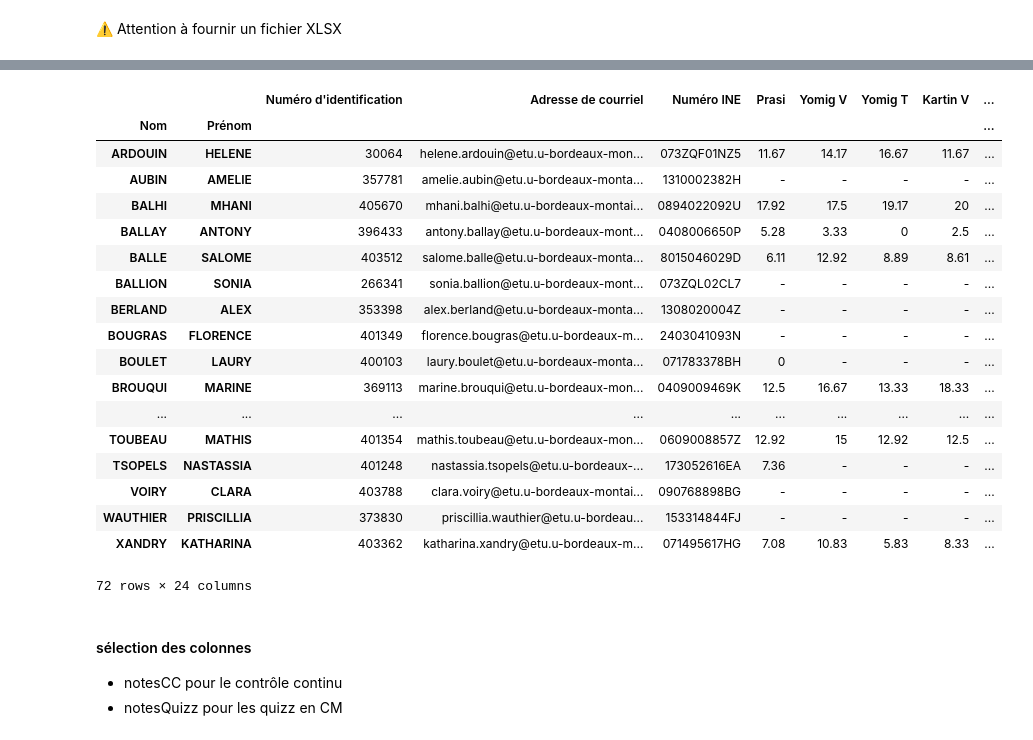
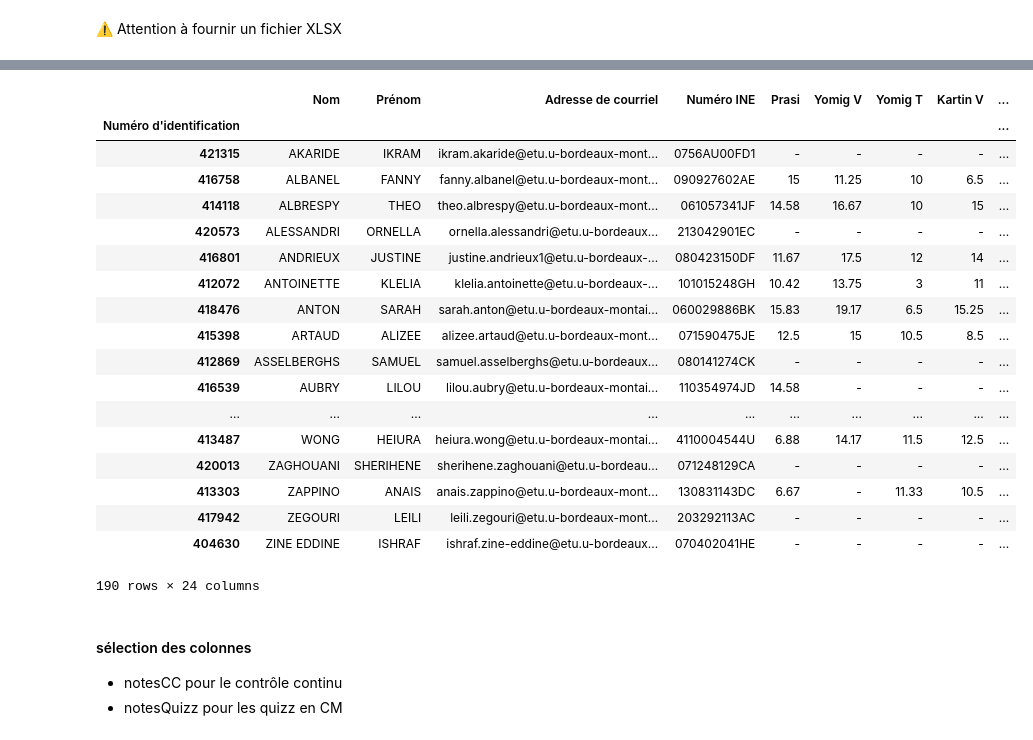
Before and after one commit to gboye/Divers, a Jupyter notebook: Montaigne/LG-NotesBonusQuizz.ipynb, the cells around one changed output, grey strips where cells are left out. Saved outputs shown, nothing was run; the diff lists cells and outputs as text; code cells hidden in the pictures.

```diff
--- a/Montaigne/LG-NotesBonusQuizz.ipynb
+++ b/Montaigne/LG-NotesBonusQuizz.ipynb
@@ -35,25 +42,28 @@ dfNotes.set_index([u'Nom', u'Prénom'],inplace=True)
-# %%
-dfNotes
-# %% [output]
-|  |  | Numéro d'identification | Adresse de courriel | Numéro INE | Prasi | Yomig V | Yomig T | Kartin V | ... |
-| Nom | Prénom |  |  |  |  |  |  |  | ... |
-| ARDOUIN | HELENE | 30064 | helene.ardouin@etu.u-bordeaux-mon... | 073ZQF01NZ5 | 11.67 | 14.17 | 16.67 | 11.67 | ... |
-| AUBIN | AMELIE | 357781 | amelie.aubin@etu.u-bordeaux-monta... | 1310002382H | - | - | - | - | ... |
-| BALHI | MHANI | 405670 | mhani.balhi@etu.u-bordeaux-montai... | 0894022092U | 17.92 | 17.5 | 19.17 | 20 | ... |
-| BALLAY | ANTONY | 396433 | antony.ballay@etu.u-bordeaux-mont... | 0408006650P | 5.28 | 3.33 | 0 | 2.5 | ... |
-| BALLE | SALOME | 403512 | salome.balle@etu.u-bordeaux-monta... | 8015046029D | 6.11 | 12.92 | 8.89 | 8.61 | ... |
-| BALLION | SONIA | 266341 | sonia.ballion@etu.u-bordeaux-mont... | 073ZQL02CL7 | - | - | - | - | ... |
-| BERLAND | ALEX | 353398 | alex.berland@etu.u-bordeaux-monta... | 1308020004Z | - | - | - | - | ... |
-| BOUGRAS | FLORENCE | 401349 | florence.bougras@etu.u-bordeaux-m... | 2403041093N | - | - | - | - | ... |
-| BOULET | LAURY | 400103 | laury.boulet@etu.u-bordeaux-monta... | 071783378BH | 0 | - | - | - | ... |
-| BROUQUI | MARINE | 369113 | marine.brouqui@etu.u-bordeaux-mon... | 0409009469K | 12.5 | 16.67 | 13.33 | 18.33 | ... |
-| ... | ... | ... | ... | ... | ... | ... | ... | ... | ... |
-| TOUBEAU | MATHIS | 401354 | mathis.toubeau@etu.u-bordeaux-mon... | 0609008857Z | 12.92 | 15 | 12.92 | 12.5 | ... |
-| TSOPELS | NASTASSIA | 401248 | nastassia.tsopels@etu.u-bordeaux-... | 173052616EA | 7.36 | - | - | - | ... |
-| VOIRY | CLARA | 403788 | clara.voiry@etu.u-bordeaux-montai... | 090768898BG | - | - | - | - | ... |
-| WAUTHIER | PRISCILLIA | 373830 | priscillia.wauthier@etu.u-bordeau... | 153314844FJ | - | - | - | - | ... |
-| XANDRY | KATHARINA | 403362 | katharina.xandry@etu.u-bordeaux-m... | 071495617HG | 7.08 | 10.83 | 5.83 | 8.33 | ... |
-72 rows × 24 columns
+# %%
+dfNotes.columns=[u'Nom', u'Prénom', u'Adresse de courriel', u'Numéro INE',u'Prasi', u'Yomig V', u'Yomig T', u'Kartin V', u'Kartin T', u'Nemas V', u'Nemas T',
+         u'CoupeMot', u'CoupeMorphe']+sorted([u"Q%02d"%(n+1) for n in range(10)])+["date"]
+
+dfNotes
+# %% [output]
+|  | Nom | Prénom | Adresse de courriel | Numéro INE | Prasi | Yomig V | Yomig T | Kartin V | ... |
+| Numéro d'identification |  |  |  |  |  |  |  |  | ... |
+| 421315 | AKARIDE | IKRAM | ikram.akaride@etu.u-bordeaux-mont... | 0756AU00FD1 | - | - | - | - | ... |
+| 416758 | ALBANEL | FANNY | fanny.albanel@etu.u-bordeaux-mont... | 090927602AE | 15 | 11.25 | 10 | 6.5 | ... |
+| 414118 | ALBRESPY | THEO | theo.albrespy@etu.u-bordeaux-mont... | 061057341JF | 14.58 | 16.67 | 10 | 15 | ... |
+| 420573 | ALESSANDRI | ORNELLA | ornella.alessandri@etu.u-bordeaux... | 213042901EC | - | - | - | - | ... |
+| 416801 | ANDRIEUX | JUSTINE | justine.andrieux1@etu.u-bordeaux-... | 080423150DF | 11.67 | 17.5 | 12 | 14 | ... |
+| 412072 | ANTOINETTE | KLELIA | klelia.antoinette@etu.u-bordeaux-... | 101015248GH | 10.42 | 13.75 | 3 | 11 | ... |
+| 418476 | ANTON | SARAH | sarah.anton@etu.u-bordeaux-montai... | 060029886BK | 15.83 | 19.17 | 6.5 | 15.25 | ... |
+| 415398 | ARTAUD | ALIZEE | alizee.artaud@etu.u-bordeaux-mont... | 071590475JE | 12.5 | 15 | 10.5 | 8.5 | ... |
+| 412869 | ASSELBERGHS | SAMUEL | samuel.asselberghs@etu.u-bordeaux... | 080141274CK | - | - | - | - | ... |
+| 416539 | AUBRY | LILOU | lilou.aubry@etu.u-bordeaux-montai... | 110354974JD | 14.58 | - | - | - | ... |
+| ... | ... | ... | ... | ... | ... | ... | ... | ... | ... |
+| 413487 | WONG | HEIURA | heiura.wong@etu.u-bordeaux-montai... | 4110004544U | 6.88 | 14.17 | 11.5 | 12.5 | ... |
+| 420013 | ZAGHOUANI | SHERIHENE | sherihene.zaghouani@etu.u-bordeau... | 071248129CA | - | - | - | - | ... |
+| 413303 | ZAPPINO | ANAIS | anais.zappino@etu.u-bordeaux-mont... | 130831143DC | 6.67 | - | 11.33 | 10.5 | ... |
+| 417942 | ZEGOURI | LEILI | leili.zegouri@etu.u-bordeaux-mont... | 203292113AC | - | - | - | - | ... |
+| 404630 | ZINE EDDINE | ISHRAF | ishraf.zine-eddine@etu.u-bordeaux... | 070402041HE | - | - | - | - | ... |
+190 rows × 24 columns
 # %% [markdown]
 #### sélection des colonnes
 - notesCC pour le contrôle continu
```
Also changed, not shown: parts of 6 cells of this notebook, 9 other files.
